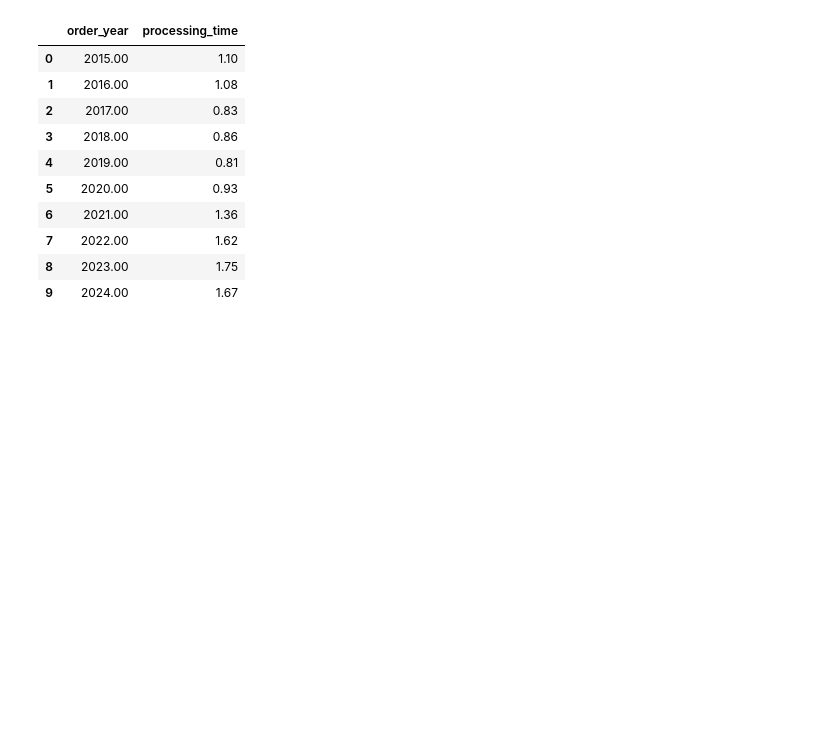
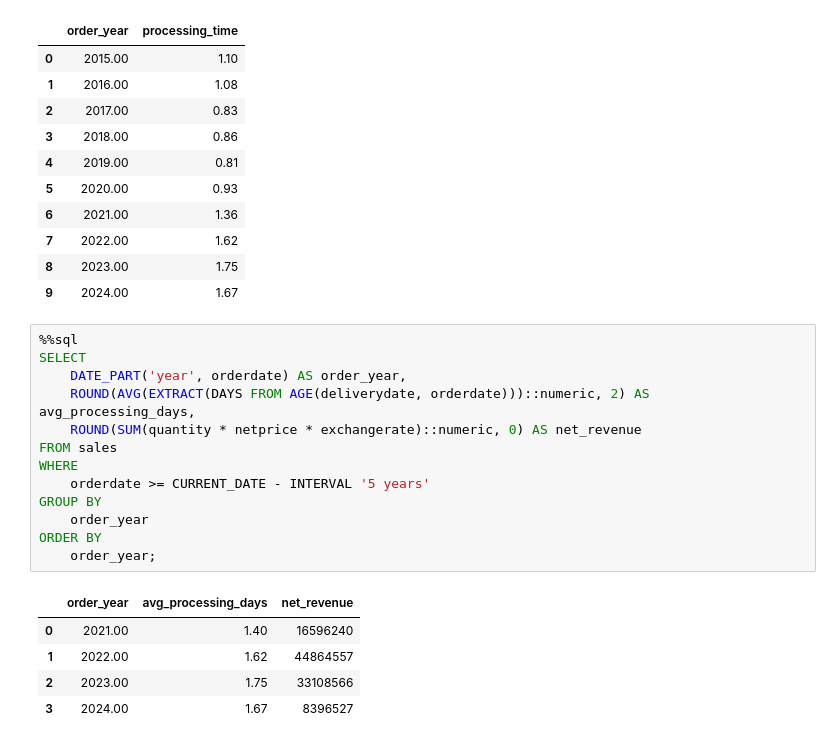
Before and after one commit to bonsoul/Data_Engineering101, a Jupyter notebook: DATE&TIME.ipynb, the cells around one changed output. Saved outputs shown, nothing was run; the diff lists cells and outputs as text; blank space fills up the shorter version.

```diff
--- a/DATE&TIME.ipynb
+++ b/DATE&TIME.ipynb
@@ -399,3 +400,22 @@ ORDER BY
 | 7 | 2022.00 | 1.62 |
 | 8 | 2023.00 | 1.75 |
 | 9 | 2024.00 | 1.67 |
+# %%
+%%sql
+SELECT
+    DATE_PART('year', orderdate) AS order_year,
+    ROUND(AVG(EXTRACT(DAYS FROM AGE(deliverydate, orderdate)))::numeric, 2) AS avg_processing_days,
+    ROUND(SUM(quantity * netprice * exchangerate)::numeric, 0) AS net_revenue
+FROM sales
+WHERE
+    orderdate >= CURRENT_DATE - INTERVAL '5 years'
+GROUP BY
+    order_year
+ORDER BY
+    order_year;
+# %% [output]
+|  | order_year | avg_processing_days | net_revenue |
+| 0 | 2021.00 | 1.40 | 16596240 |
+| 1 | 2022.00 | 1.62 | 44864557 |
+| 2 | 2023.00 | 1.75 | 33108566 |
+| 3 | 2024.00 | 1.67 | 8396527 |
```
Also changed, not shown: parts of 3 cells of this notebook.
